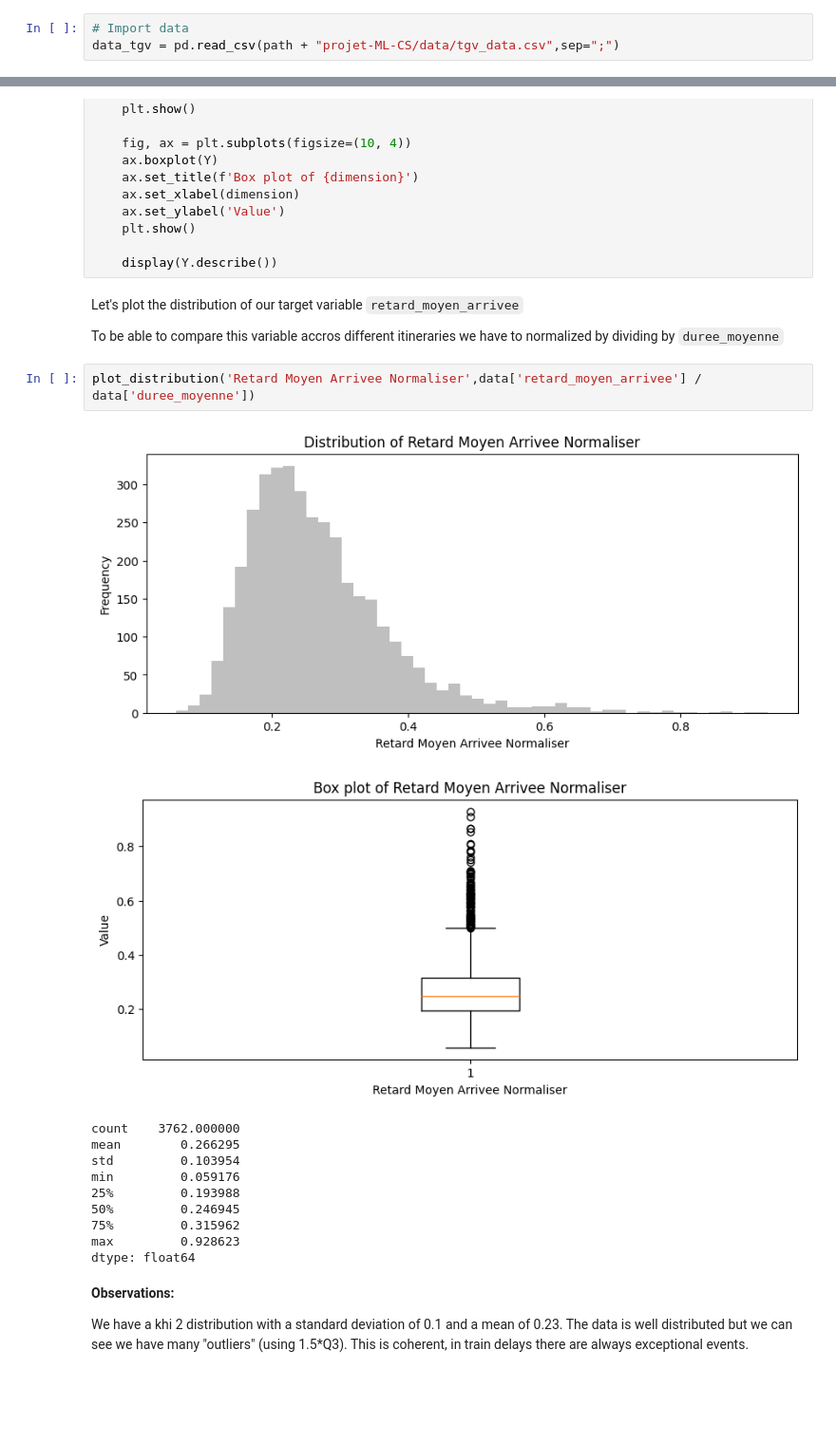
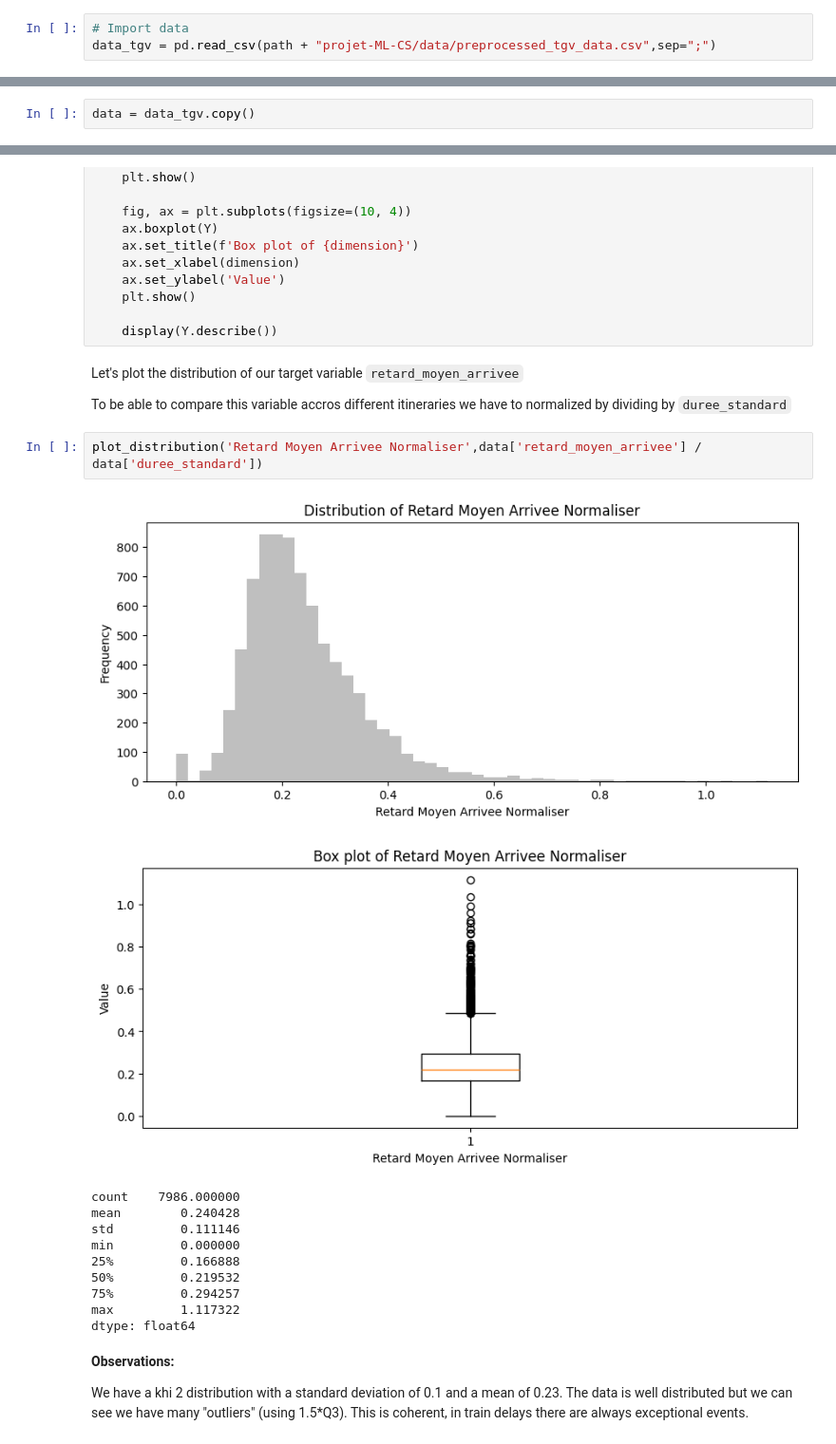
Before and after one commit to DanielRodriguezCiotti/projet-ML-CS, a Jupyter notebook: notebooks/data_analysis.ipynb, the cells around one changed output, grey strips where cells are left out. Shown at 95% size. Drawn from its saved outputs; the diff is of its cells as text; blank space fills up the shorter version.

```diff
--- a/notebooks/data_analysis.ipynb
+++ b/notebooks/data_analysis.ipynb
@@ -55,7 +51,7 @@ import seaborn as sn
 path = "/Users/danielrodriguez/Desktop/"
 # %%
 # Import data
-data_tgv = pd.read_csv(path + "projet-ML-CS/data/tgv_data.csv",sep=";")
+data_tgv = pd.read_csv(path + "projet-ML-CS/data/preprocessed_tgv_data.csv",sep=";")
 # %% [markdown]
 ## 1. Data Exploration
 # %%
@@ -138,5 +91,7 @@ data.shape
 # %% [markdown]
 ## 2. Exploratory Data Analysis
+# %%
+data = data_tgv.copy()
 # %%
 def plot_distribution(dimension:str,Y:pd.Series):
     fig, ax = plt.subplots(figsize=(10, 4))
@@ -157,20 +112,20 @@ def plot_distribution(dimension:str,Y:pd.Series):
 # %% [markdown]
 Let's plot the distribution of our target variable `retard_moyen_arrivee`
 
-To be able to compare this variable accros different itineraries we have to normalized by dividing by `duree_moyenne`
+To be able to compare this variable accros different itineraries we have to normalized by dividing by `duree_standard`
 # %%
-plot_distribution('Retard Moyen Arrivee Normaliser',data['retard_moyen_arrivee'] / data['duree_moyenne'])
+plot_distribution('Retard Moyen Arrivee Normaliser',data['retard_moyen_arrivee'] / data['duree_standard'])
 # %% [output]
-[figure, old version]
+[figure, new version]
-[figure, old version]
+[figure, new version]
-count    3762.000000
-mean        0.266295
-std         0.103954
-min         0.059176
-25%         0.193988
-50%         0.246945
-75%         0.315962
-max         0.928623
+count    7986.000000
+mean        0.240428
+std         0.111146
+min         0.000000
+25%         0.166888
+50%         0.219532
+75%         0.294257
+max         1.117322
 dtype: float64
 # %% [markdown]
 **Observations:**
```
Also changed, not shown: parts of 34 cells of this notebook, 1 other file.
